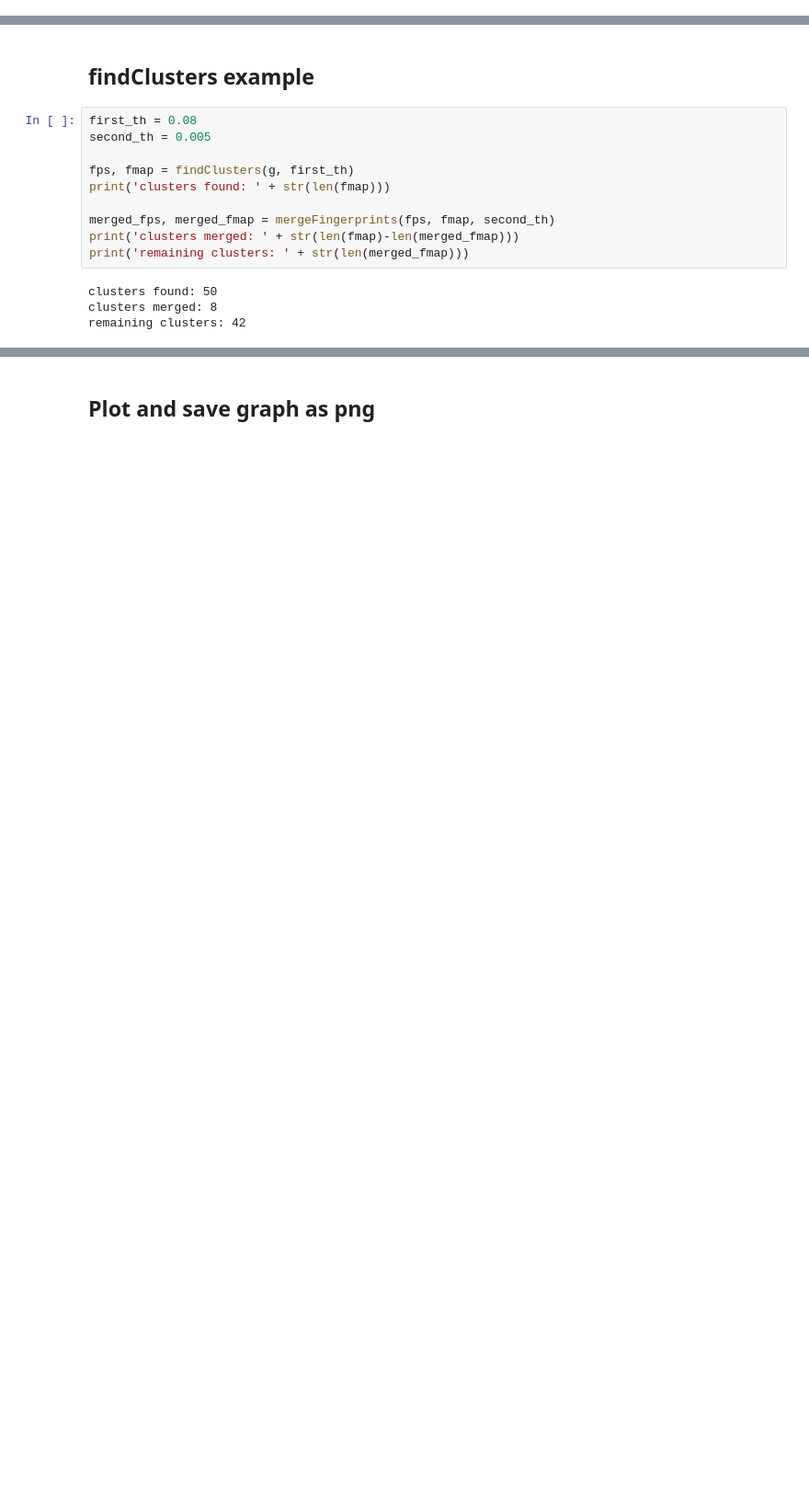
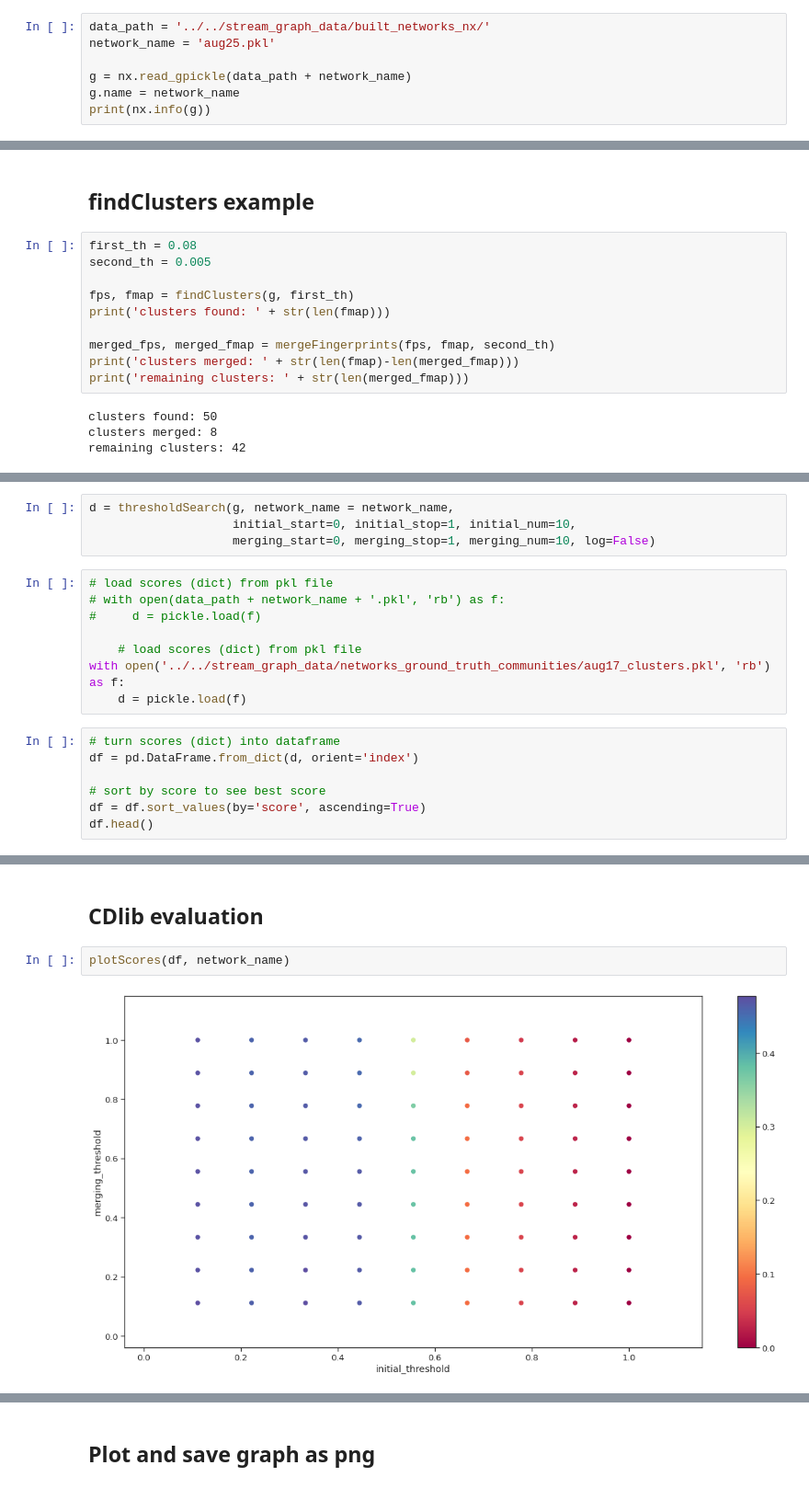
Before and after one commit to nidiamcl/stream-graph, a Jupyter notebook: streamgraph/evaluation.ipynb, the cells around one changed output, grey strips where cells are left out. Shown: that part at 92% size. Saved outputs shown, nothing was run; the diff lists cells and outputs as text; blank space fills up the shorter version.

```diff
--- a/streamgraph/evaluation.ipynb
+++ b/streamgraph/evaluation.ipynb
@@ -16,0 +109,7 @@ Network density: 0.03311331787278746
+# %%
+data_path = '../../stream_graph_data/built_networks_nx/'
+network_name = 'aug25.pkl'
+
+g = nx.read_gpickle(data_path + network_name)
+g.name = network_name
+print(nx.info(g))
@@ -32,0 +148,19 @@ remaining clusters: 42
+# %%
+d = thresholdSearch(g, network_name = network_name,
+                    initial_start=0, initial_stop=1, initial_num=10,
+                    merging_start=0, merging_stop=1, merging_num=10, log=False)
+# %%
+# load scores (dict) from pkl file
+# with open(data_path + network_name + '.pkl', 'rb') as f:
+#     d = pickle.load(f)
+
+    # load scores (dict) from pkl file
+with open('../../stream_graph_data/networks_ground_truth_communities/aug17_clusters.pkl', 'rb') as f:
+    d = pickle.load(f)
+# %%
+# turn scores (dict) into dataframe
+df = pd.DataFrame.from_dict(d, orient='index')
+
+# sort by score to see best score
+df = df.sort_values(by='score', ascending=True)
+df.head()
@@ -32,0 +174,6 @@ remaining clusters: 42
+# %% [markdown]
+## CDlib evaluation
+# %%
+plotScores(df, network_name)
+# %% [output]
+[figure, added]
```
Also changed, not shown: parts of 20 cells of this notebook, 2 other files.
